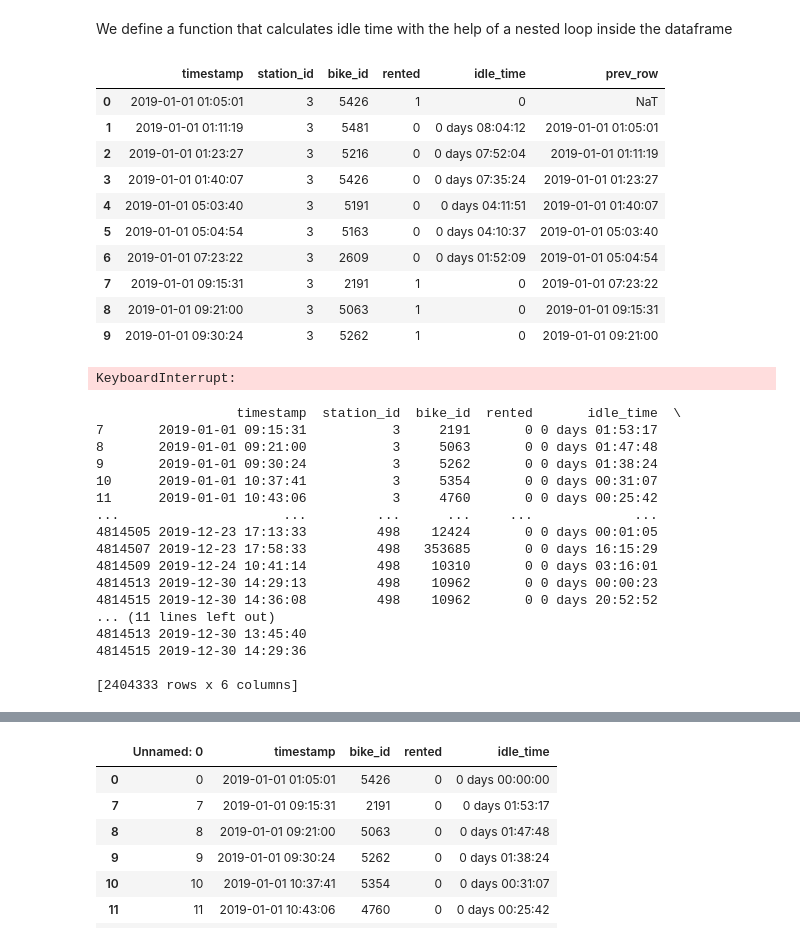
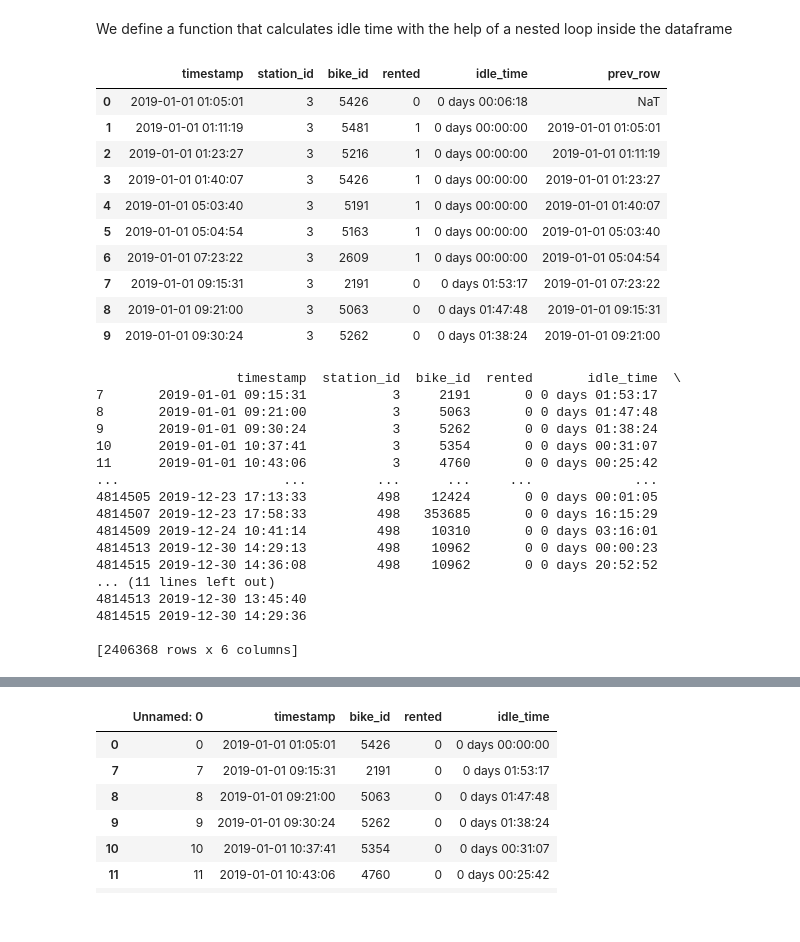
Before and after one commit to Ppkhanh/The-Learning-Machines, a Jupyter notebook: DataPrepVer1.ipynb, the cells around one changed output, grey strips where cells are left out. Saved outputs shown, nothing was run; the diff lists cells and outputs as text; code cells hidden in the pictures.

```diff
--- a/DataPrepVer1.ipynb
+++ b/DataPrepVer1.ipynb
@@ -261,7 +261,7 @@ end_stations
 2407259 rows × 4 columns
 # %%
 df_merged = pd.concat([start_stations, end_stations], axis = 0)
-df_merged.sort_values(by = ["station_id", "timestamp"])
+df_merged = df_merged.sort_values(by = ["station_id", "timestamp"])
 df_merged['idle_time'] = pd.Timedelta(0)
 df_merged
 # %% [output]
@@ -331,14 +291,13 @@ def idle_cal(df):
         group_data.sort_values(by = 'timestamp', inplace = True)
         group_data.reset_index(drop=True, inplace=True)
 
-        group_data['prev_row'] = group_data.groupby("station_id")['timestamp'].shift(1)
         for i, row in group_data.iterrows():
             if i != 0:
                 if row['rented'] == 1:
                     idle_time = pd.Timedelta(0)
                     #print('idle at i ', i , ':', idle_time)
                     j = i - 1
-                    while j>=1 and group_data.at[j,'rented'] == 0:
+                    while j>=0 and group_data.at[j,'rented'] == 0:
                         idle_time = group_data.at[i,'timestamp'] -  group_data.at[j,'timestamp']
                         group_data.at[j,'idle_time'] = idle_time
                         #print('idle at j ', j , ':',  idle_time)
@@ -350,25 +309,20 @@ def idle_cal(df):
     df = pd.DataFrame(modified_df)
     return df
 # %%
-station_3 = idle_cal(station_3)
-station_3.head(10)
+df_merged = idle_cal(df_merged)
+df_merged.head(10)
 # %% [output]
 |  | timestamp | station_id | bike_id | rented | idle_time | prev_row |
-| 0 | 2019-01-01 01:05:01 | 3 | 5426 | 1 | 0 | NaT |
-| 1 | 2019-01-01 01:11:19 | 3 | 5481 | 0 | 0 days 08:04:12 | 2019-01-01 01:05:01 |
-| 2 | 2019-01-01 01:23:27 | 3 | 5216 | 0 | 0 days 07:52:04 | 2019-01-01 01:11:19 |
-| 3 | 2019-01-01 01:40:07 | 3 | 5426 | 0 | 0 days 07:35:24 | 2019-01-01 01:23:27 |
-| 4 | 2019-01-01 05:03:40 | 3 | 5191 | 0 | 0 days 04:11:51 | 2019-01-01 01:40:07 |
-| 5 | 2019-01-01 05:04:54 | 3 | 5163 | 0 | 0 days 04:10:37 | 2019-01-01 05:03:40 |
-| 6 | 2019-01-01 07:23:22 | 3 | 2609 | 0 | 0 days 01:52:09 | 2019-01-01 05:04:54 |
-| 7 | 2019-01-01 09:15:31 | 3 | 2191 | 1 | 0 | 2019-01-01 07:23:22 |
-| 8 | 2019-01-01 09:21:00 | 3 | 5063 | 1 | 0 | 2019-01-01 09:15:31 |
-| 9 | 2019-01-01 09:30:24 | 3 | 5262 | 1 | 0 | 2019-01-01 09:21:00 |
+| 0 | 2019-01-01 01:05:01 | 3 | 5426 | 0 | 0 days 00:06:18 | NaT |
+| 1 | 2019-01-01 01:11:19 | 3 | 5481 | 1 | 0 days 00:00:00 | 2019-01-01 01:05:01 |
+| 2 | 2019-01-01 01:23:27 | 3 | 5216 | 1 | 0 days 00:00:00 | 2019-01-01 01:11:19 |
+| 3 | 2019-01-01 01:40:07 | 3 | 5426 | 1 | 0 days 00:00:00 | 2019-01-01 01:23:27 |
+| 4 | 2019-01-01 05:03:40 | 3 | 5191 | 1 | 0 days 00:00:00 | 2019-01-01 01:40:07 |
+| 5 | 2019-01-01 05:04:54 | 3 | 5163 | 1 | 0 days 00:00:00 | 2019-01-01 05:03:40 |
+| 6 | 2019-01-01 07:23:22 | 3 | 2609 | 1 | 0 days 00:00:00 | 2019-01-01 05:04:54 |
+| 7 | 2019-01-01 09:15:31 | 3 | 2191 | 0 | 0 days 01:53:17 | 2019-01-01 07:23:22 |
+| 8 | 2019-01-01 09:21:00 | 3 | 5063 | 0 | 0 days 01:47:48 | 2019-01-01 09:15:31 |
+| 9 | 2019-01-01 09:30:24 | 3 | 5262 | 0 | 0 days 01:38:24 | 2019-01-01 09:21:00 |
-# %%
-df_merged = idle_cal(df_merged)
-df_merged.head(100)
-# %% [output]
-KeyboardInterrupt:
 # %%
 df_merged.to_csv('idle_time_calculated')
 # %%
@@ -391,7 +345,7 @@ print(notnull)
 4814513 2019-12-30 13:45:40
 4814515 2019-12-30 14:29:36
 
-[2404333 rows x 6 columns]
+[2406368 rows x 6 columns]
 # %%
 df_w_idle_time = pd.read_csv('idle_time_calculated')
 idle_time_per_trip = df_w_idle_time[df_w_idle_time['rented'] == 0]
```
Also changed, not shown: parts of 7 cells of this notebook.
